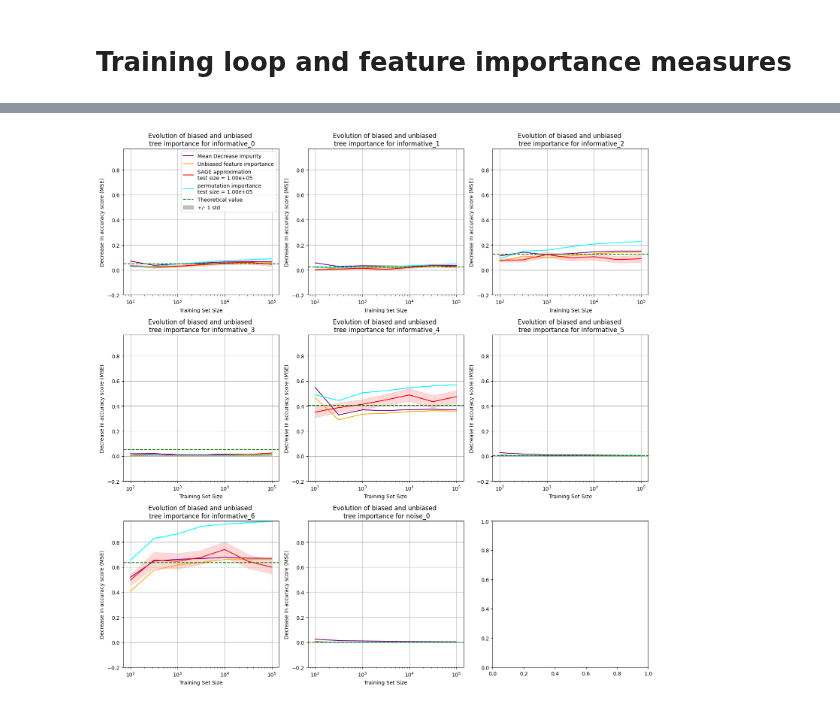
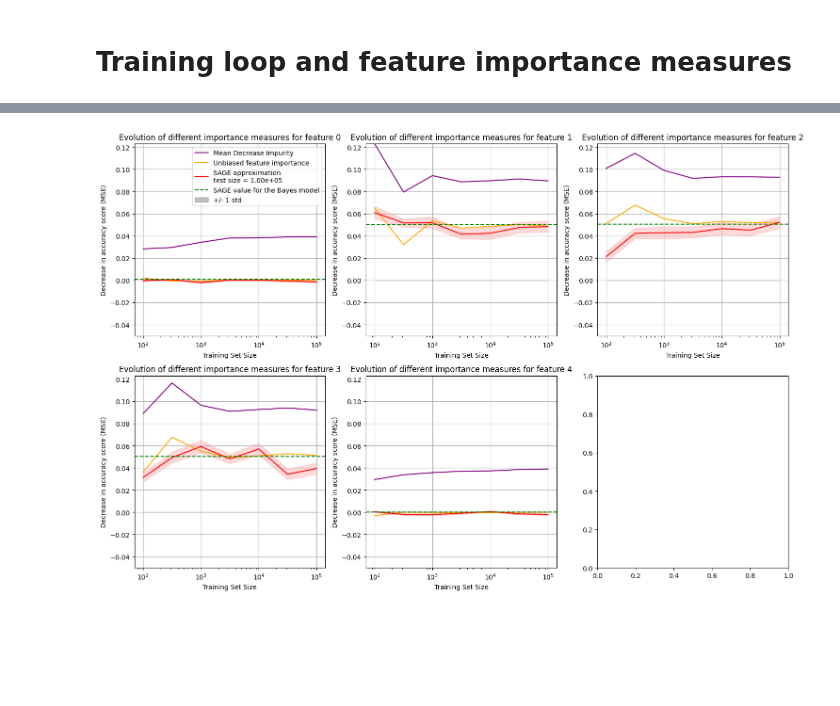
Before and after one commit to GaetandeCast/Internship, a Jupyter notebook: synth_datasets/gaussian_lm.ipynb, the cells around one changed output, grey strips where cells are left out. Saved outputs shown, nothing was run; the diff lists cells and outputs as text; code cells hidden in the pictures; blank space fills up the shorter version.

Commit message:
refactor data generation and bayes sage computation

```diff
--- a/synth_datasets/gaussian_lm.ipynb
+++ b/synth_datasets/gaussian_lm.ipynb
@@ -180,28 +211,18 @@ sage_res = list()
 permut_res = list()
 mse_improvement = np.zeros(len(train_sizes))
 
-X, y, model_weights = generate_gaussian_lm(
+X, y, mu, Sigma = generate_causal_gaussian_lm(
     n_sample=train_sizes[-1] + test_size,
-    n_feature=n_feature,
-    n_informative=n_informative,
-    n_redundant=n_redundant,
-    noise_scale=noise_scale,
-    informative_mean=informative_mean,
-    informative_covariance=informative_covariance,
-    informative_weights=informative_weights,
+    b=b,
+    v=v,
+    w=w,
     random_state=rng,
 )
 X_train, X_test, y_train, y_test = train_test_split(
     X, y, test_size=test_size, shuffle=True, random_state=rng
 )
 
-if n_noise>0:
-    design_covariance = np.vstack([np.hstack([informative_covariance, np.zeros((n_informative, n_noise))]), np.hstack([np.zeros((n_noise, n_informative)), np.eye(n_noise)])])
-else:
-    design_covariance = informative_covariance
-
-exact_sage = [compute_exact_sage(i, design_covariance, model_weights) for i in range(n_feature)]
-
+bayes_sage = [compute_bayes_sage(i, Sigma) for i in range(n_feature)]
 for train_size_idx, train_size in enumerate(train_sizes):
     X_train_subsample, y_train_subsample, X_test_subsample, y_test_subsample = (
         X_train[:train_size],
@@ -239,70 +265,70 @@ global_max = np.max(
         mdi_res,
         umdi_res,
         [sage_res[j].values + sage_res[j].std for j in range(len(train_sizes))],
-        [
-            permut_res[j].importances_mean + permut_res[j].importances_std
-            for j in range(len(train_sizes))
-        ],
+        # [
+        #     permut_res[j].importances_mean + permut_res[j].importances_std
+        #     for j in range(len(train_sizes))
+        # ],
     ]
 )
 
 # Plot
-fig, axs = plt.subplots(3, 3, figsize=(15, 15))
+fig, axs = plt.subplots(2, 3, figsize=(15, 10))
 axs = axs.flatten()
 
 for i in range(n_feature):
-    axs[i].set_ylim(-0.2, global_max)
+    axs[i].set_ylim(-0.05, global_max)
     axs[i].plot(
         train_sizes, mdi_res[:, i], label="Mean Decrease Impurity", color="purple"
     )
     axs[i].plot(
         train_sizes, umdi_res[:, i], label="Unbiased feature importance", color="orange"
     )
     axs[i].plot(
         train_sizes,
         [sage_res[j].values[i] for j in range(len(train_sizes))],
         label=f"SAGE approximation \ntest size = {test_size:.2e}",
         color="red",
     )
     axs[i].fill_between(
         train_sizes,
         [sage_res[j].values[i] + sage_res[j].std[i] for j in range(len(train_sizes))],
         [sage_res[j].values[i] - sage_res[j].std[i] for j in range(len(train_sizes))],
         color="red",
         alpha=0.15,
     )
-    axs[i].plot(
-        train_sizes,
-        [permut_res[j].importances_mean[i] for j in range(len(train_sizes))],
-        label=f"permutation importance \ntest size = {test_size:.2e}",
-        color="cyan",
-    )
-    axs[i].fill_between(
-        train_sizes,
-        [
-            permut_res[j].importances_mean[i] + permut_res[j].importances_std[i]
-            for j in range(len(train_sizes))
-        ],
-        [
-            permut_res[j].importances_mean[i] - permut_res[j].importances_std[i]
-            for j in range(len(train_sizes))
-        ],
-        color="cyan",
-        alpha=0.15,
-    )
-    axs[i].axhline(exact_sage[i], ls="--", label="Theoretical value", color="green")
+    # axs[i].plot(
+    #     train_sizes,
+    #     [permut_res[j].importances_mean[i] for j in range(len(train_sizes))],
+    #     label=f"permutation importance \ntest size = {test_size:.2e}",
+    #     color="cyan",
+    # )
+    # axs[i].fill_between(
+    #     train_sizes,
+    #     [
+    #         permut_res[j].importances_mean[i] + permut_res[j].importances_std[i]
+    #         for j in range(len(train_sizes))
+    #     ],
+    #     [
+    #         permut_res[j].importances_mean[i] - permut_res[j].importances_std[i]
+    #         for j in range(len(train_sizes))
+    #     ],
+    #     color="cyan",
+    #     alpha=0.15,
+    # )
+    axs[i].axhline(bayes_sage[i], ls="--", label="SAGE value for the Bayes model", color="green")
     # axs[i].axhline(model_weights[i], ls="-.", label="Weight in the model", color="black")
     axs[i].fill_between(train_sizes, 0, 0, color="gray", alpha=0.5, label="+/- 1 std")
     axs[i].set_xscale("log")
     axs[i].set_xlabel("Training Set Size")
     axs[i].set_ylabel("Decrease in accuracy score (MSE)")
     axs[i].set_title(
-        f"Evolution of biased and unbiased \n tree importance for {feature_names[i]}"
+        f"Evolution of different importance measures for feature {i}"
     )
     axs[i].grid(True)
 axs[0].legend()
 
 plt.tight_layout()
 plt.show()
 # %% [output]
-[figure, old version]
+[figure, new version]
```
Also changed, not shown: parts of 8 cells of this notebook.
